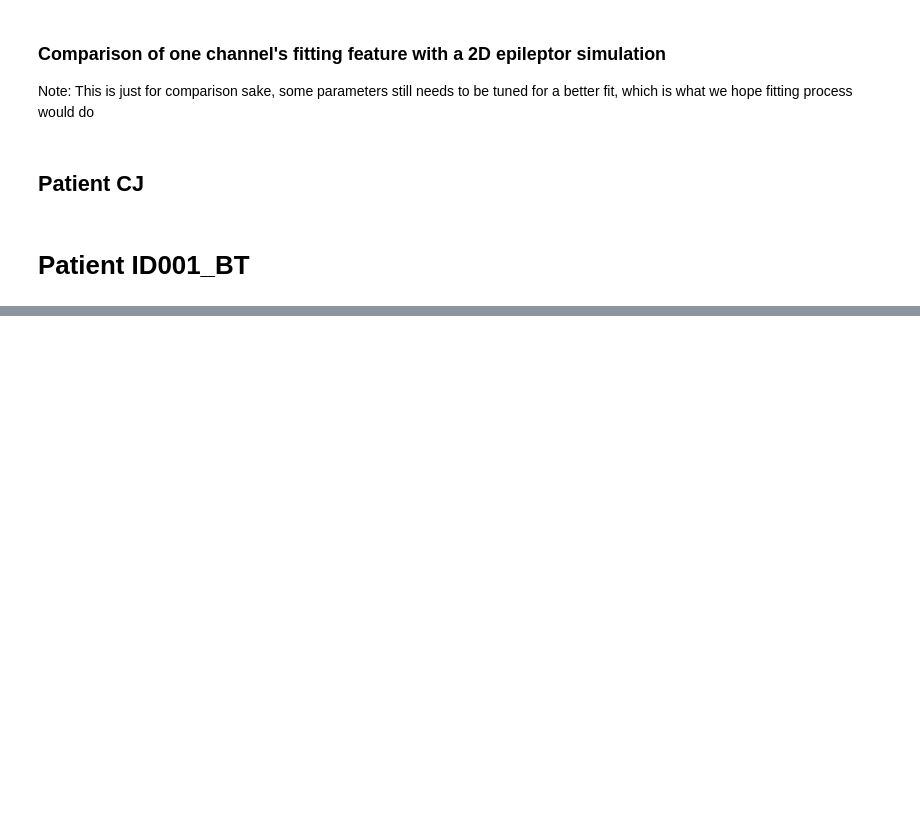
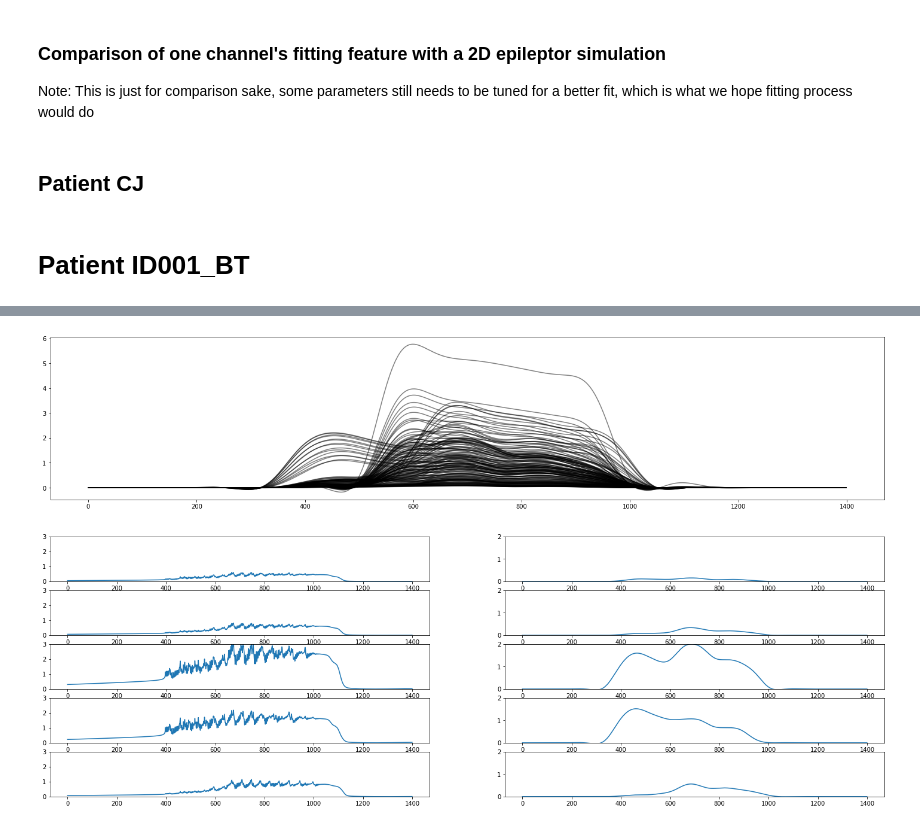
Before and after one commit to dhrunia/infr_szr_prpgtn, a Jupyter notebook: feature_extract.ipynb, the cells around one changed output, grey strips where cells are left out. Cells and saved outputs as stored; diff of their text form; code cells hidden in the pictures; blank space fills up the shorter version.

```diff
--- a/feature_extract.ipynb
+++ b/feature_extract.ipynb
@@ -317,0 +377,28 @@ plt.plot(data_lpwr);
+# %%
+# roi = 0
+# # slice the data for one seizure
+# seeg_sliced = seeg[start_idx:end_idx,:]
+# plt.figure(figsize=(25,5))
+# plt.plot(seeg_sliced[:,roi],'k');
+# plt.title('SEEG')
+
+
+seeg_lpwr = compute_slp_syn(seeg[start_idx:end_idx], samp_rate=256, win_len=50, hpf=10.0, lpf=2.0, logtransform=True)
+
+np.savez(os.path.join(results_dir, 'fit_trgt.npz'), fit_trgt = seeg_lpwr)
+
+plt.figure(figsize=(25,5))
+plt.plot(seeg_lpwr, 'k', alpha=0.5)
+
+plt.figure(figsize=(25,8))
+for i,snsr in enumerate(plt_snsrs):
+    plt.subplot(5,2,2*i+1)
+    seegn = (seeg[start_idx:end_idx,snsr] - np.min(seeg[start_idx:end_idx,snsr]))/10.0 #/ (np.max(seeg[start_idx:end_idx,snsr]) - np.min(seeg[start_idx:end_idx,snsr]))
+    plt.plot(seegn)
+    plt.ylim([0,3])
+    plt.subplot(5,2,2*i+2)
+    plt.plot(seeg_lpwr[:,snsr])
+    plt.ylim([0, 2])
+# %% [output]
+[figure, added]
+[figure, added]
```
Also changed, not shown: parts of 5 cells of this notebook, 4 other files.
